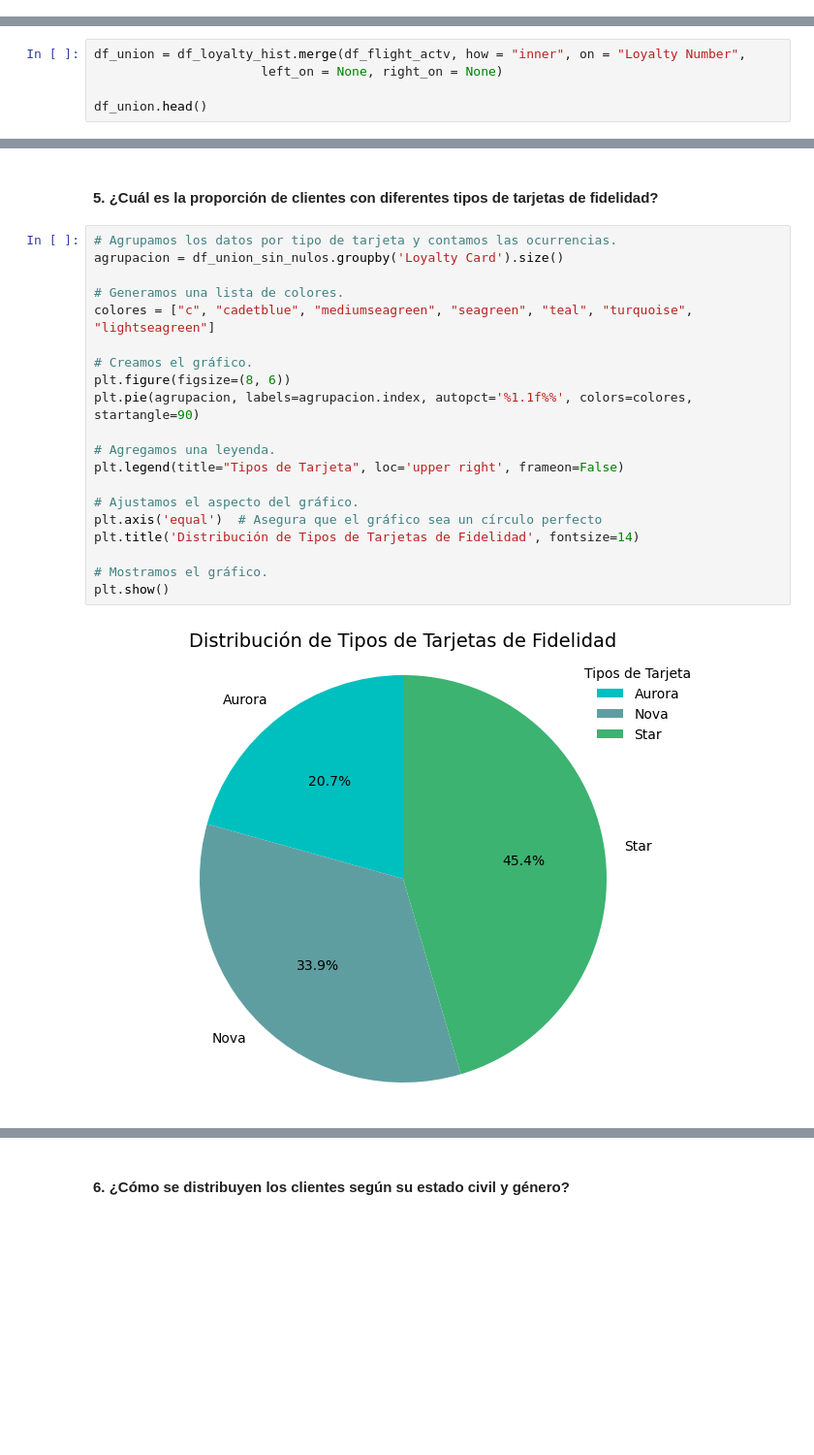
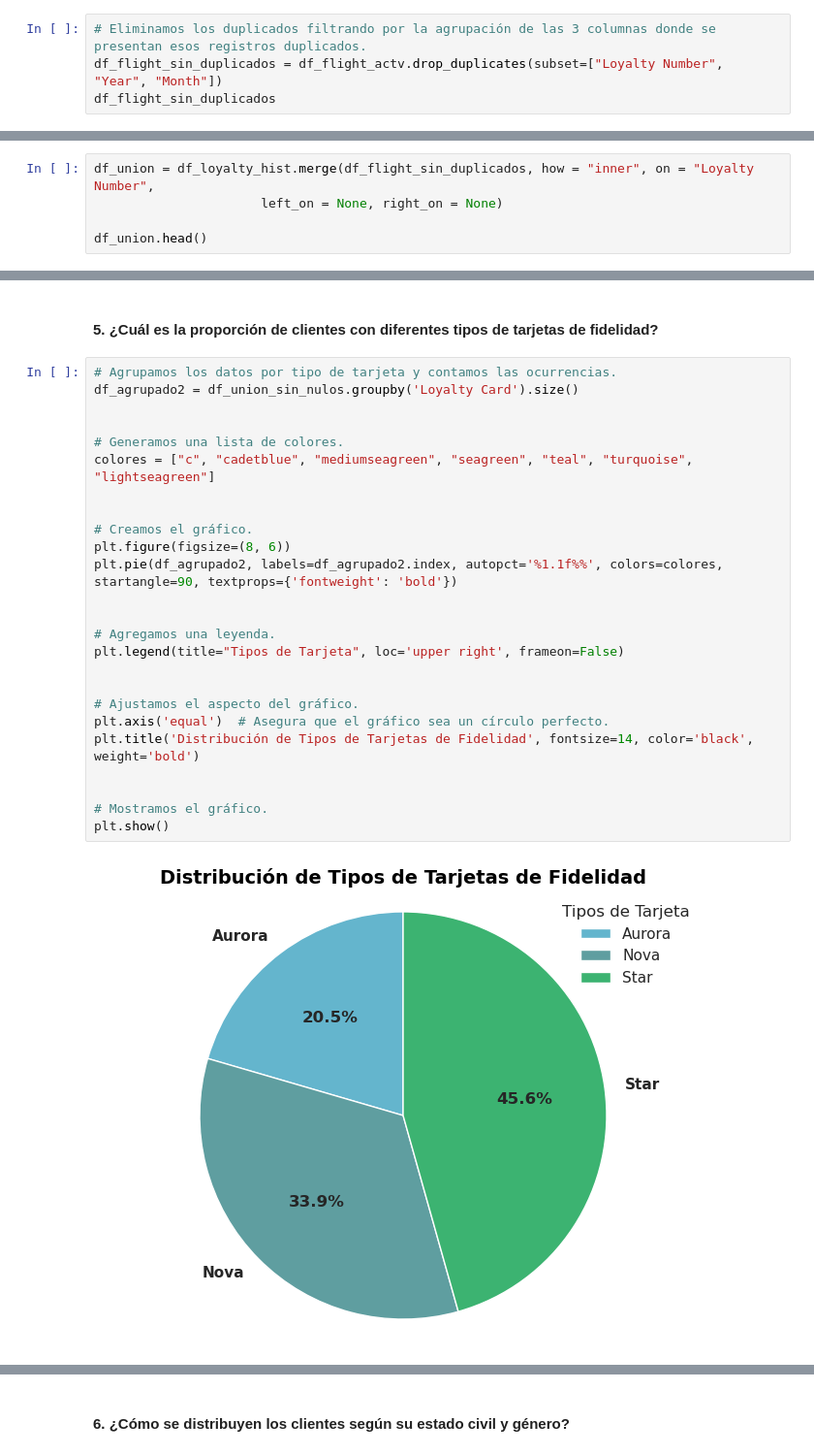
Before and after one commit to Adalab/bda-modulo-3-evaluacion-final-elenacrami, a Jupyter notebook: soluciones_examen_mod3.ipynb, the cells around one changed output, grey strips where cells are left out. Shown at 97% size. Saved outputs shown, nothing was run; the diff lists cells and outputs as text; blank space fills up the shorter version.

```diff
--- a/soluciones_examen_mod3.ipynb
+++ b/soluciones_examen_mod3.ipynb
@@ -590,0 +516,4 @@ df_flight_actv
+# %%
+# Eliminamos los duplicados filtrando por la agrupación de las 3 columnas donde se presentan esos registros duplicados.
+df_flight_sin_duplicados = df_flight_actv.drop_duplicates(subset=["Loyalty Number", "Year", "Month"])
+df_flight_sin_duplicados
@@ -628,7 +641,7 @@ Length: 13, dtype: Int64
 # %% [markdown]
 ##### **<span style="color:#FFA500">Unión DataFrames</span>**
 # %%
-df_union = df_loyalty_hist.merge(df_flight_actv, how = "inner", on = "Loyalty Number",
+df_union = df_loyalty_hist.merge(df_flight_sin_duplicados, how = "inner", on = "Loyalty Number",
                       left_on = None, right_on = None)
 
 df_union.head()
@@ -851,25 +981,30 @@ La altura de cada barra representa el número de clientes en esa provincia, faci
 #### **5. <span>¿Cuál es la proporción de clientes con diferentes tipos de tarjetas de fidelidad?</span>**
 # %%
 # Agrupamos los datos por tipo de tarjeta y contamos las ocurrencias.
-agrupacion = df_union_sin_nulos.groupby('Loyalty Card').size()
+df_agrupado2 = df_union_sin_nulos.groupby('Loyalty Card').size()
+
 
 # Generamos una lista de colores.
 colores = ["c", "cadetblue", "mediumseagreen", "seagreen", "teal", "turquoise", "lightseagreen"]
 
+
 # Creamos el gráfico.
 plt.figure(figsize=(8, 6))
-plt.pie(agrupacion, labels=agrupacion.index, autopct='%1.1f%%', colors=colores, startangle=90)
+plt.pie(df_agrupado2, labels=df_agrupado2.index, autopct='%1.1f%%', colors=colores, startangle=90, textprops={'fontweight': 'bold'})
+
 
 # Agregamos una leyenda.
 plt.legend(title="Tipos de Tarjeta", loc='upper right', frameon=False)
 
+
 # Ajustamos el aspecto del gráfico.
-plt.axis('equal')  # Asegura que el gráfico sea un círculo perfecto
-plt.title('Distribución de Tipos de Tarjetas de Fidelidad', fontsize=14)
+plt.axis('equal')  # Asegura que el gráfico sea un círculo perfecto.
+plt.title('Distribución de Tipos de Tarjetas de Fidelidad', fontsize=14, color='black', weight='bold')
+
 
 # Mostramos el gráfico.
 plt.show()
 # %% [output]
-[figure, old version]
+[figure, new version]
 # %% [markdown]
 ##### **<span style="color:#00bf63">Interpretación:</span>**
```
Also changed, not shown: parts of 72 cells of this notebook.
